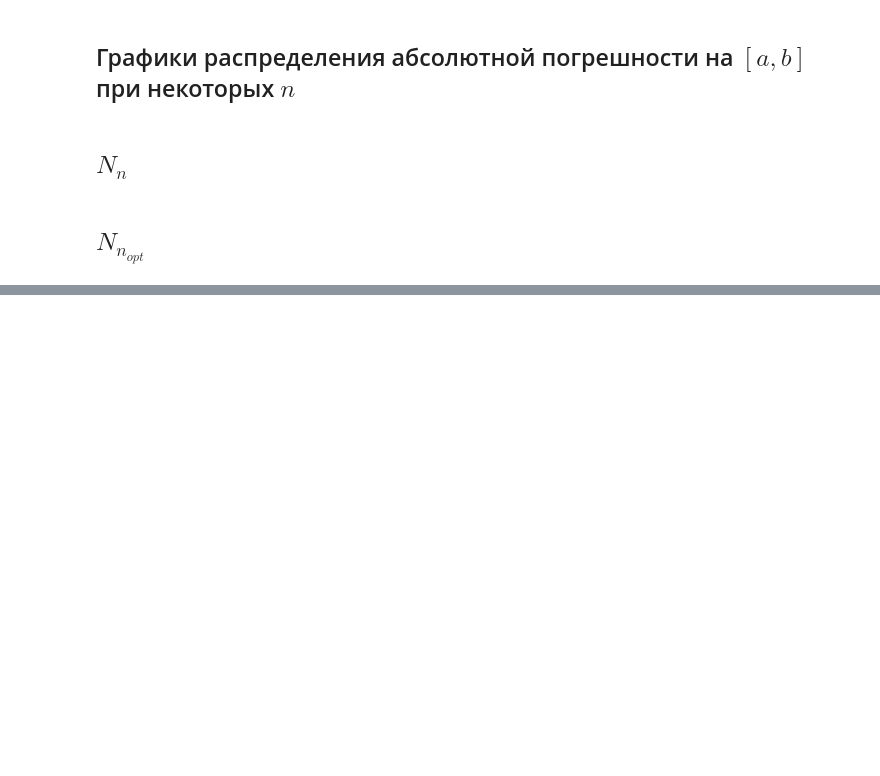
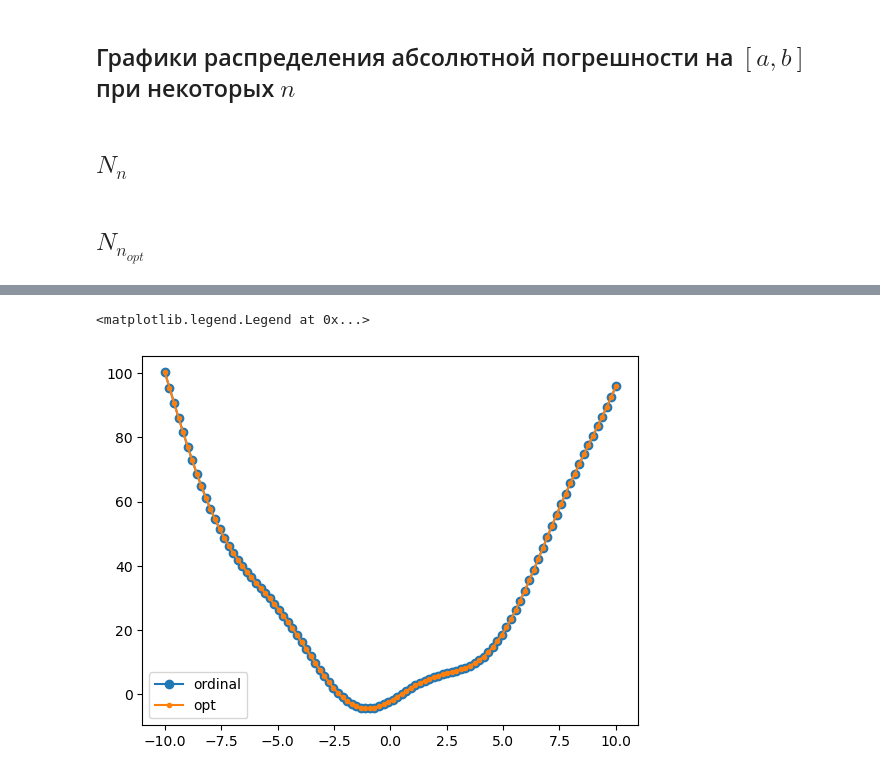
Before and after one commit to verse-chorus/NumericalMethodsSPbU, a Jupyter notebook: Interpolation/Cubic_spline.ipynb, the cells around one changed output, grey strips where cells are left out. Drawn from its saved outputs; the diff is of its cells as text; code cells hidden in the pictures; blank space fills up the shorter version.

```diff
--- a/Interpolation/Cubic_spline.ipynb
+++ b/Interpolation/Cubic_spline.ipynb
@@ -235,7 +245,4 @@ Text(0, 0.5, 'error')
 ## $N_n$
 # %%
 from sympy import sin, cancel, Symbol, cos
-def fun(x):
-    x = Symbol('x')
-    return x**2 + 4*sin(x) - 2
 # %%
@@ -270,2 +298,4 @@ def newton_polynomial(a, b, k):
+# %%
+newt = Newton(a, b, k)
 # %% [markdown]
 ## $N_{n_{opt}}$
@@ -402,0 +302,9 @@ plt.show()
+# %%
+newt_opt = Newton(a, b, k, 'optimal')
+# %%
+plt.plot(xarr, [newt_opt(i) for i in xarr], 'o-', label='ordinal')
+plt.plot(xarr, [newt(i) for i in xarr], '.-', label='opt')
+plt.legend()
+# %% [output]
+<matplotlib.legend.Legend at 0x...>
+[figure, added]
```
Also changed, not shown: parts of 18 cells of this notebook, 1 other file.
